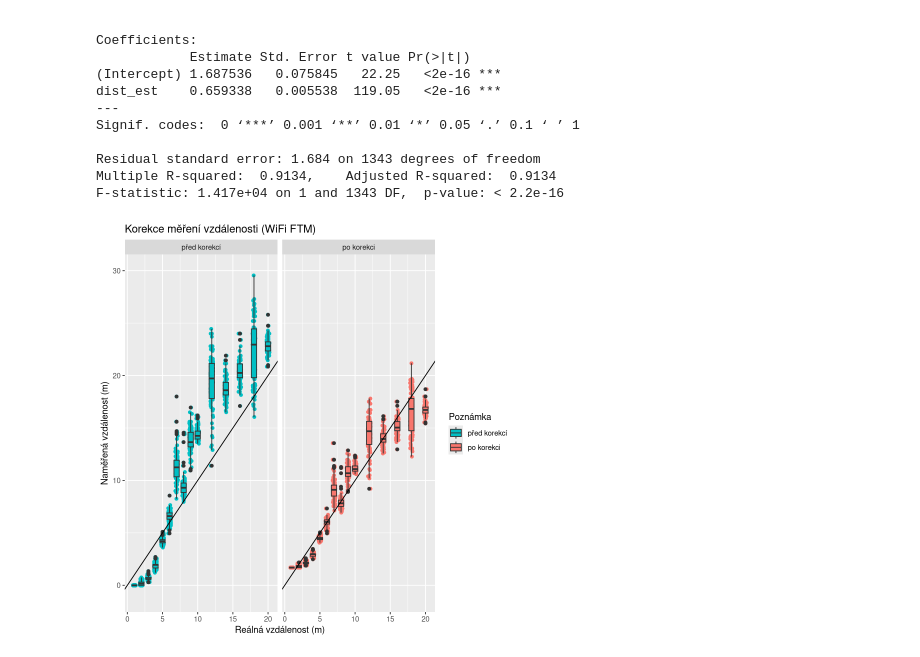
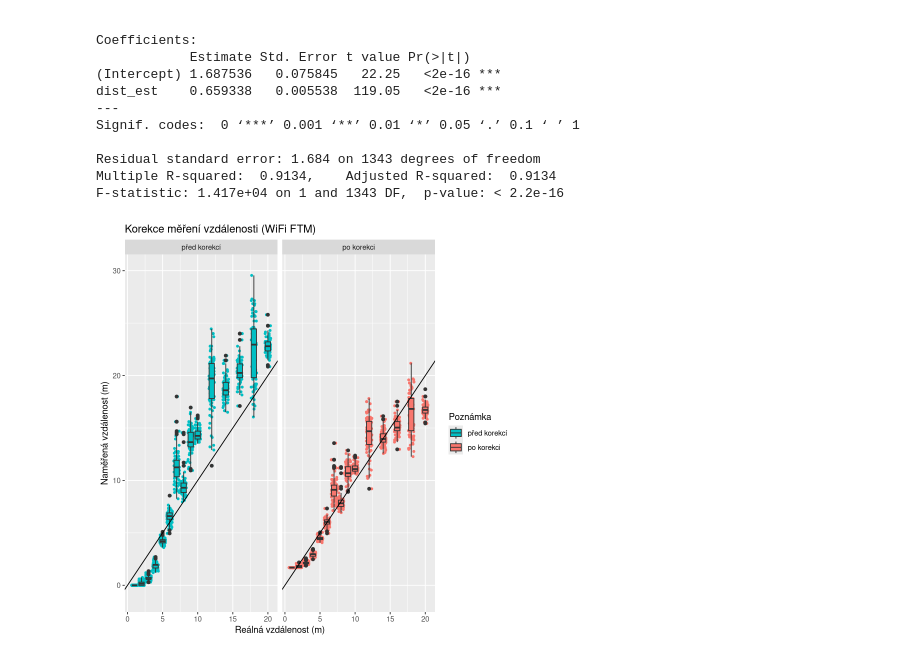
Before and after one commit to danielkurek/imf, a Jupyter notebook: distance-analysis/ftm_stat.ipynb, the cells around one changed output. Drawn from its saved outputs; the diff is of its cells as text; code cells hidden in the pictures.

```diff
--- a/distance-analysis/ftm_stat.ipynb
+++ b/distance-analysis/ftm_stat.ipynb
@@ -233,22 +232,22 @@ data_regression <- rbind(data_regression, tmp_data)
 # %%
 data_regression %>%
   mutate(factor(note, c("před korekcí", "po korekci"))) %>%
   ggplot(aes(x=measurement_dist, y=dist_est, group=measurement_dist, fill=note)) +
   # geom_point(aes(x=measurement_dist, y=mean_dist_est), color="black", shape=2, data = data_sd) +
-  geom_jitter(aes(color=note), width=0.2) +
+  geom_jitter(aes(color=note), width=0.4, size=1) +
   geom_boxplot() +
   geom_abline() +
   # geom_smooth(method="lm", se=FALSE) +
   ylim(-1,30) +
-  # scale_y_continuous(breaks = 1:30) +
+  # scale_y_continuous(breamean(dist_est)ks = 1:30) +
   # scale_x_continuous(breaks = 1:20) +
   ggtitle("Korekce měření vzdálenosti (WiFi FTM)") +
   xlab("Reálná vzdálenost (m)") +
   ylab("Naměřená vzdálenost (m)") +
   facet_wrap(~factor(note, c("před korekcí", "po korekci"))) +
   scale_fill_discrete(breaks=c("před korekcí", "po korekci")) +
   scale_color_discrete(breaks=c("před korekcí", "po korekci")) +
   labs(fill="Poznámka", color="Poznámka")
 ggsave("out/ftm_linear_model_compare.pdf", height = 10, width = 15, units = "cm", dpi = 450, create.dir = TRUE)
 # %% [output]
-[figure, old version]
+[figure, new version]
```
Also changed, not shown: parts of 4 cells of this notebook, 1 other file.
